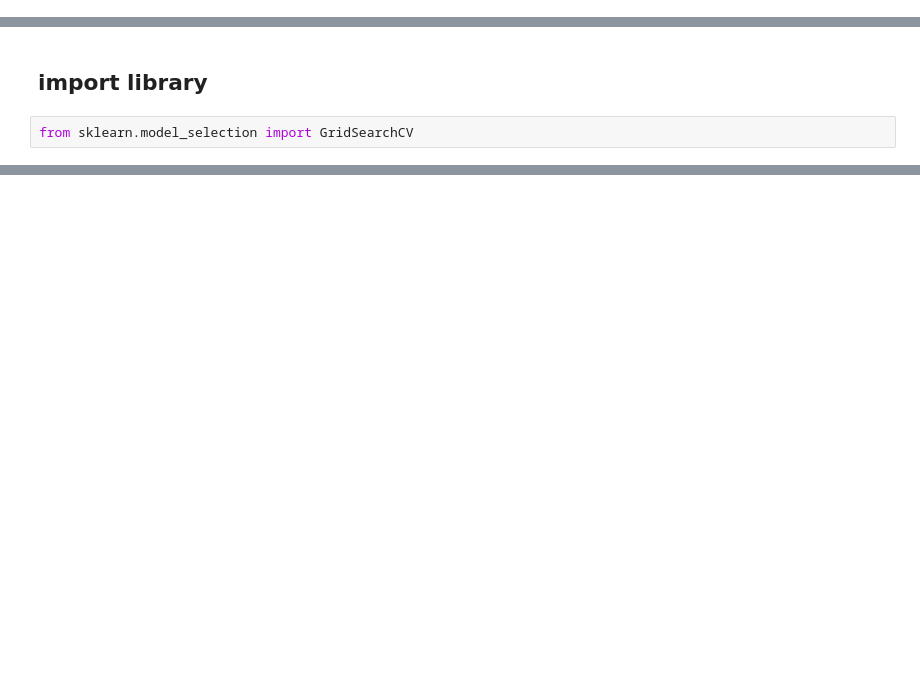
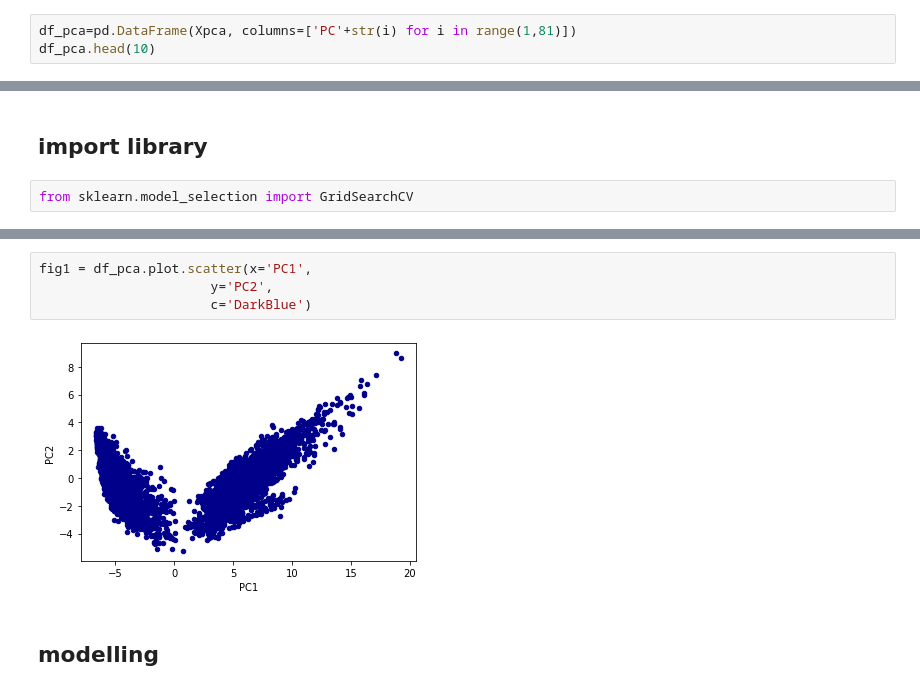
Before and after one commit to tatiana-martinez/ML_Cluster_HumanActivity_Smartphones, a Jupyter notebook: Human_Activity_Smartphones.ipynb, the cells around one changed output, grey strips where cells are left out. Cells and saved outputs as stored; diff of their text form; blank space fills up the shorter version.

```diff
--- a/Human_Activity_Smartphones.ipynb
+++ b/Human_Activity_Smartphones.ipynb
@@ -724,0 +828,3 @@ others solutions
+# %%
+df_pca=pd.DataFrame(Xpca, columns=['PC'+str(i) for i in range(1,81)])
+df_pca.head(10)
@@ -1135,0 +1421,8 @@ print(grid.best_params_)
+# %%
+fig1 = df_pca.plot.scatter(x='PC1',
+                      y='PC2',
+                      c='DarkBlue')
+# %% [output]
+[figure, added]
+# %% [markdown]
+## modelling
```
Also changed, not shown: parts of 86 cells of this notebook, 4 other files.
